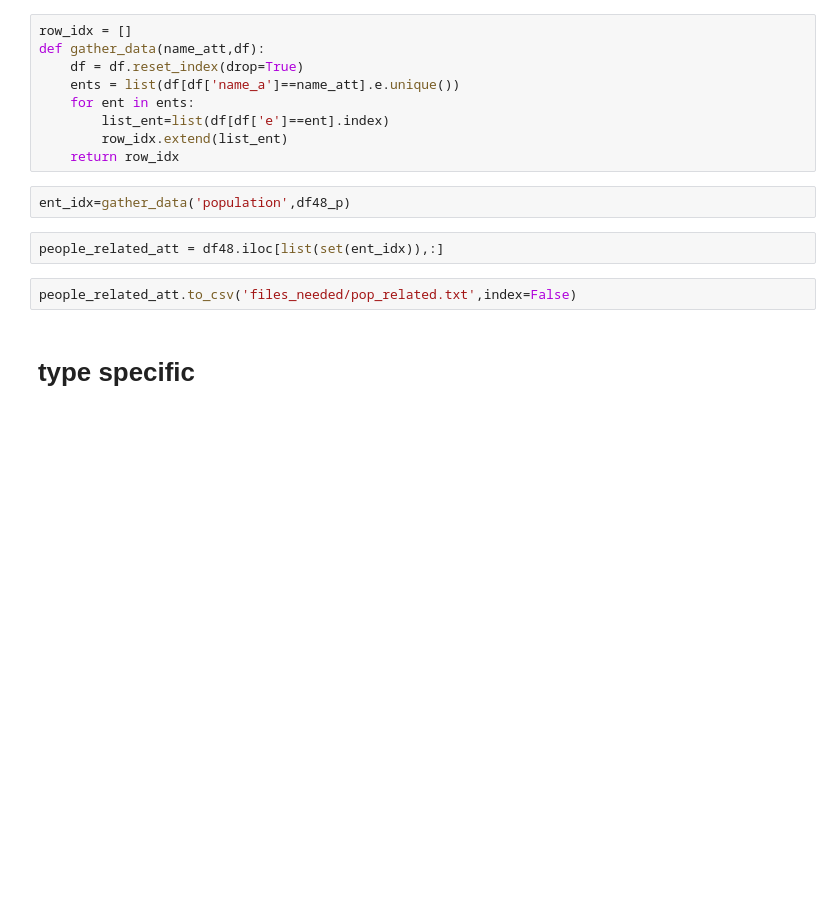
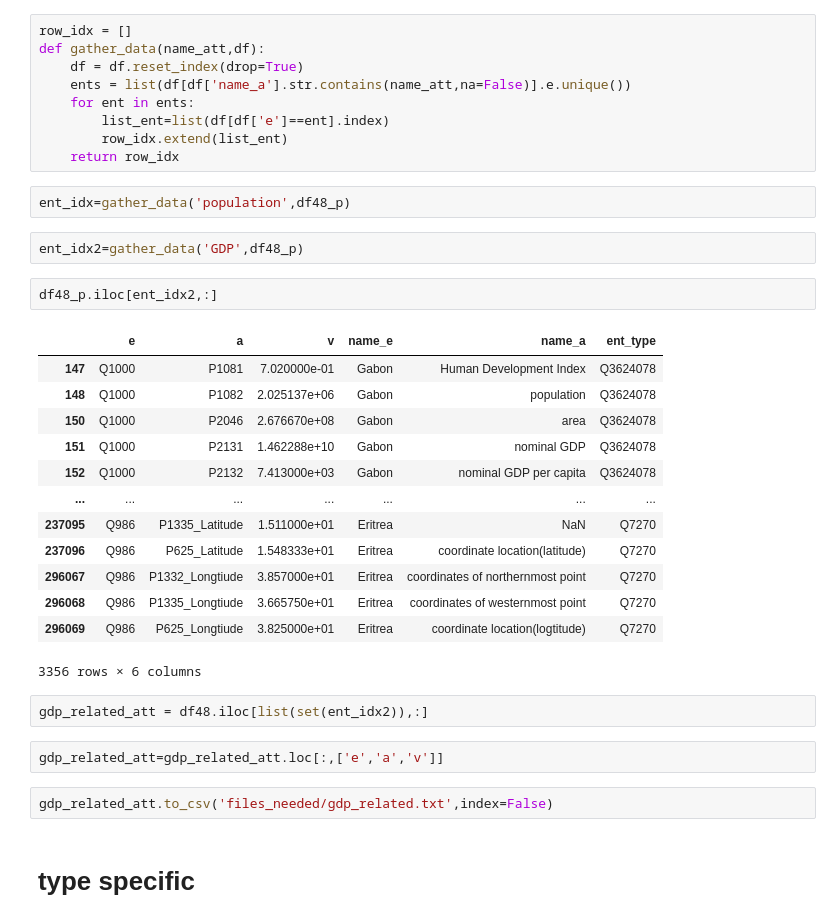
Before and after one commit to tinginde/Kgc-attribute-value-prediction-with-constraints, a Jupyter notebook: LiterallyWikidata/Lit48_Numericaltriples_Preprocessing_ver03.ipynb, the cells around one changed output. Saved outputs shown, nothing was run; the diff lists cells and outputs as text; blank space fills up the shorter version.

```diff
--- a/LiterallyWikidata/Lit48_Numericaltriples_Preprocessing_ver03.ipynb
+++ b/LiterallyWikidata/Lit48_Numericaltriples_Preprocessing_ver03.ipynb
@@ -277,17 +301,37 @@ df48_p=df48
 row_idx = []
 def gather_data(name_att,df):
     df = df.reset_index(drop=True)
-    ents = list(df[df['name_a']==name_att].e.unique())
+    ents = list(df[df['name_a'].str.contains(name_att,na=False)].e.unique())
     for ent in ents:
         list_ent=list(df[df['e']==ent].index)
         row_idx.extend(list_ent)
     return row_idx
 # %%
 ent_idx=gather_data('population',df48_p)
+# %%
+ent_idx2=gather_data('GDP',df48_p)
+# %%
+df48_p.iloc[ent_idx2,:]
+# %% [output]
+|  | e | a | v | name_e | name_a | ent_type |
+| 147 | Q1000 | P1081 | 7.020000e-01 | Gabon | Human Development Index | Q3624078 |
+| 148 | Q1000 | P1082 | 2.025137e+06 | Gabon | population | Q3624078 |
+| 150 | Q1000 | P2046 | 2.676670e+08 | Gabon | area | Q3624078 |
+| 151 | Q1000 | P2131 | 1.462288e+10 | Gabon | nominal GDP | Q3624078 |
+| 152 | Q1000 | P2132 | 7.413000e+03 | Gabon | nominal GDP per capita | Q3624078 |
+| ... | ... | ... | ... | ... | ... | ... |
+| 237095 | Q986 | P1335_Latitude | 1.511000e+01 | Eritrea | NaN | Q7270 |
+| 237096 | Q986 | P625_Latitude | 1.548333e+01 | Eritrea | coordinate location(latitude) | Q7270 |
+| 296067 | Q986 | P1332_Longtiude | 3.857000e+01 | Eritrea | coordinates of northernmost point | Q7270 |
+| 296068 | Q986 | P1335_Longtiude | 3.665750e+01 | Eritrea | coordinates of westernmost point | Q7270 |
+| 296069 | Q986 | P625_Longtiude | 3.825000e+01 | Eritrea | coordinate location(logtitude) | Q7270 |
+3356 rows × 6 columns
 # %%
-people_related_att = df48.iloc[list(set(ent_idx)),:]
+gdp_related_att = df48.iloc[list(set(ent_idx2)),:]
+# %%
+gdp_related_att=gdp_related_att.loc[:,['e','a','v']]
 # %%
-people_related_att.to_csv('files_needed/pop_related.txt',index=False)
+gdp_related_att.to_csv('files_needed/gdp_related.txt',index=False)
 # %% [markdown]
 # type specific
 # %%
```
Also changed, not shown: parts of 37 cells of this notebook.
